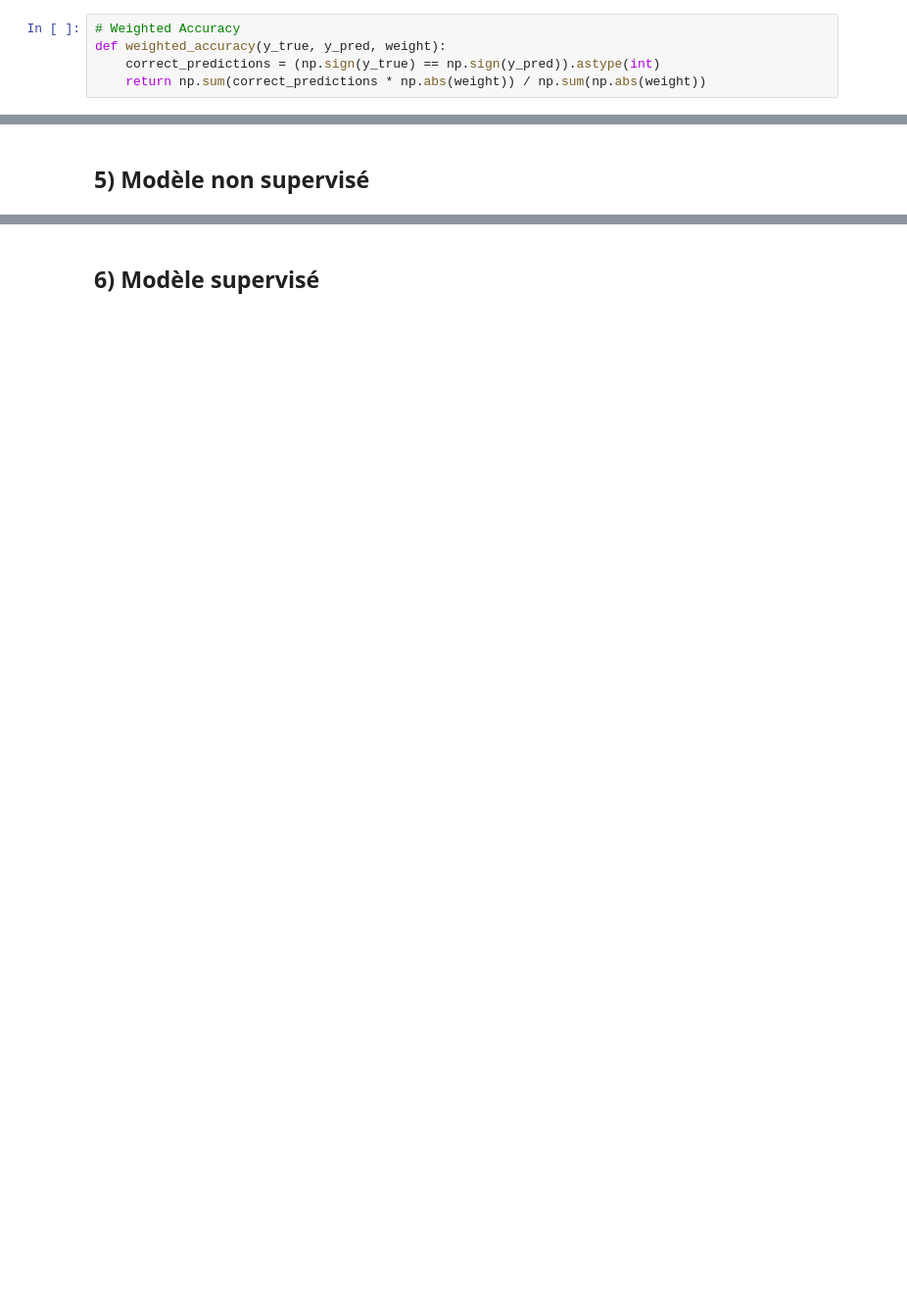
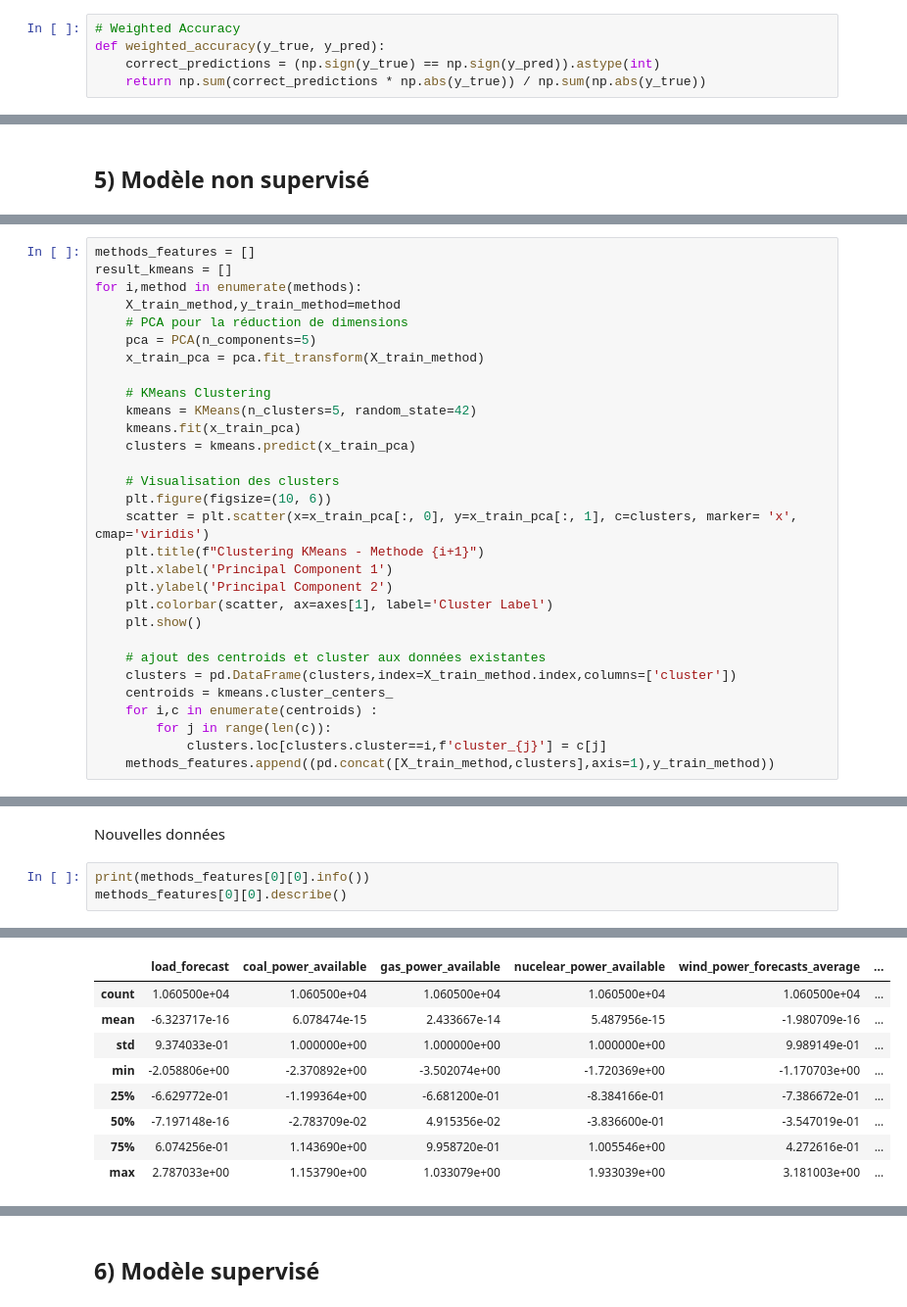
Before and after one commit to jcollot2/DAUPHINE_Machine_Learning, a Jupyter notebook: modeles_v2.ipynb, the cells around one changed output, grey strips where cells are left out. Shown at 98% size. Saved outputs shown, nothing was run; the diff lists cells and outputs as text; blank space fills up the shorter version.

```diff
--- a/modeles_v2.ipynb
+++ b/modeles_v2.ipynb
@@ -430,5 +417,5 @@ Comparons déjà  nos deux approches sur un modèle benchmark
 # %%
 # Weighted Accuracy
-def weighted_accuracy(y_true, y_pred, weight):
+def weighted_accuracy(y_true, y_pred):
     correct_predictions = (np.sign(y_true) == np.sign(y_pred)).astype(int)
-    return np.sum(correct_predictions * np.abs(weight)) / np.sum(np.abs(weight))
+    return np.sum(correct_predictions * np.abs(y_true)) / np.sum(np.abs(y_true))
@@ -605,0 +529,30 @@ plt.show()
+# %%
+methods_features = []
+result_kmeans = []
+for i,method in enumerate(methods):
+    X_train_method,y_train_method=method
+    # PCA pour la réduction de dimensions
+    pca = PCA(n_components=5)
+    x_train_pca = pca.fit_transform(X_train_method)
+
+    # KMeans Clustering
+    kmeans = KMeans(n_clusters=5, random_state=42)
+    kmeans.fit(x_train_pca)
+    clusters = kmeans.predict(x_train_pca)
+
+    # Visualisation des clusters
+    plt.figure(figsize=(10, 6))
+    scatter = plt.scatter(x=x_train_pca[:, 0], y=x_train_pca[:, 1], c=clusters, marker= 'x', cmap='viridis')
+    plt.title(f"Clustering KMeans - Methode {i+1}")
+    plt.xlabel('Principal Component 1')
+    plt.ylabel('Principal Component 2')
+    plt.colorbar(scatter, ax=axes[1], label='Cluster Label')
+    plt.show()
+
+    # ajout des centroids et cluster aux données existantes
+    clusters = pd.DataFrame(clusters,index=X_train_method.index,columns=['cluster'])
+    centroids = kmeans.cluster_centers_
+    for i,c in enumerate(centroids) :
+        for j in range(len(c)):
+            clusters.loc[clusters.cluster==i,f'cluster_{j}'] = c[j]
+    methods_features.append((pd.concat([X_train_method,clusters],axis=1),y_train_method))
@@ -605,0 +563,6 @@ plt.show()
+# %% [markdown]
+Nouvelles données
+# %%
+print(methods_features[0][0].info())
+methods_features[0][0].describe()
+# %% [output]
@@ -605,0 +586,9 @@ plt.show()
+|  | load_forecast | coal_power_available | gas_power_available | nucelear_power_available | wind_power_forecasts_average | ... |
+| count | 1.060500e+04 | 1.060500e+04 | 1.060500e+04 | 1.060500e+04 | 1.060500e+04 | ... |
+| mean | -6.323717e-16 | 6.078474e-15 | 2.433667e-14 | 5.487956e-15 | -1.980709e-16 | ... |
+| std | 9.374033e-01 | 1.000000e+00 | 1.000000e+00 | 1.000000e+00 | 9.989149e-01 | ... |
+| min | -2.058806e+00 | -2.370892e+00 | -3.502074e+00 | -1.720369e+00 | -1.170703e+00 | ... |
+| 25% | -6.629772e-01 | -1.199364e+00 | -6.681200e-01 | -8.384166e-01 | -7.386672e-01 | ... |
+| 50% | -7.197148e-16 | -2.783709e-02 | 4.915356e-02 | -3.836600e-01 | -3.547019e-01 | ... |
+| 75% | 6.074256e-01 | 1.143690e+00 | 9.958720e-01 | 1.005546e+00 | 4.272616e-01 | ... |
+| max | 2.787033e+00 | 1.153790e+00 | 1.033079e+00 | 1.933039e+00 | 3.181003e+00 | ... |
```
Also changed, not shown: parts of 70 cells of this notebook.
